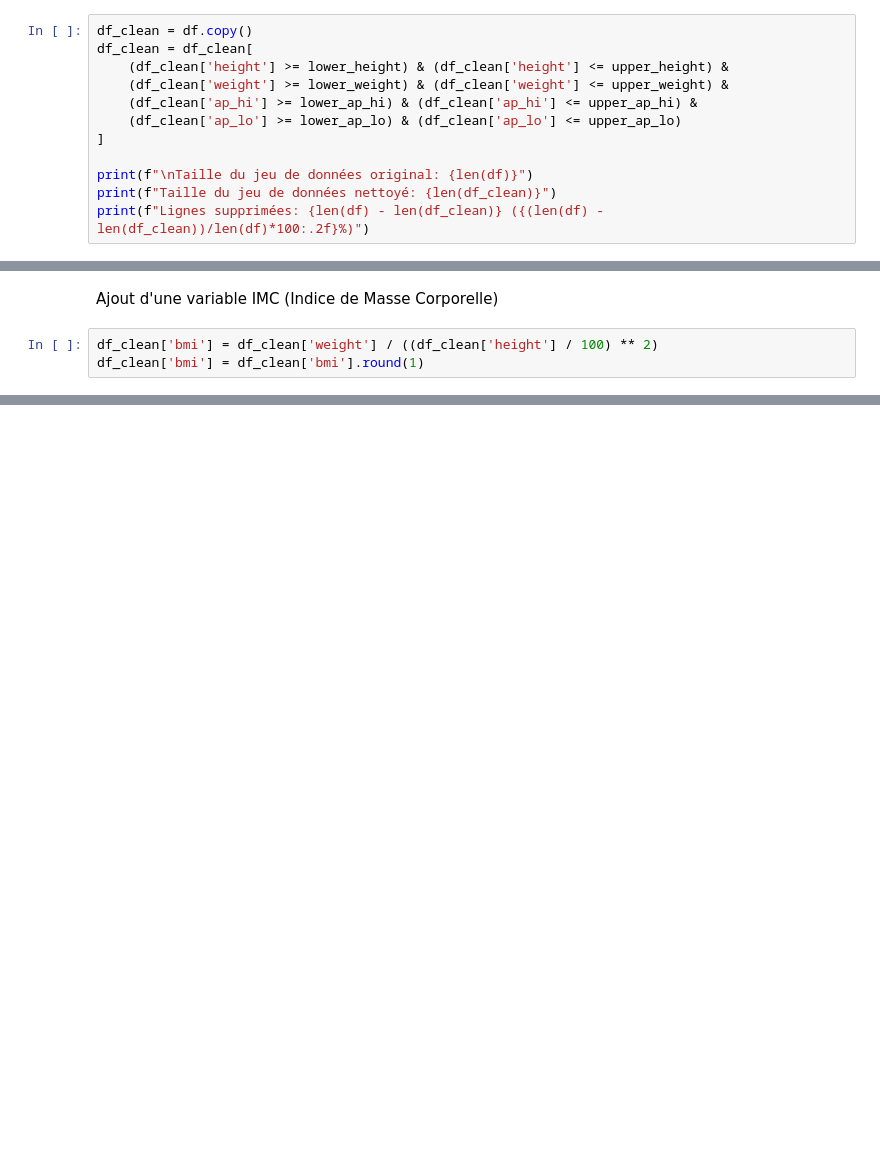
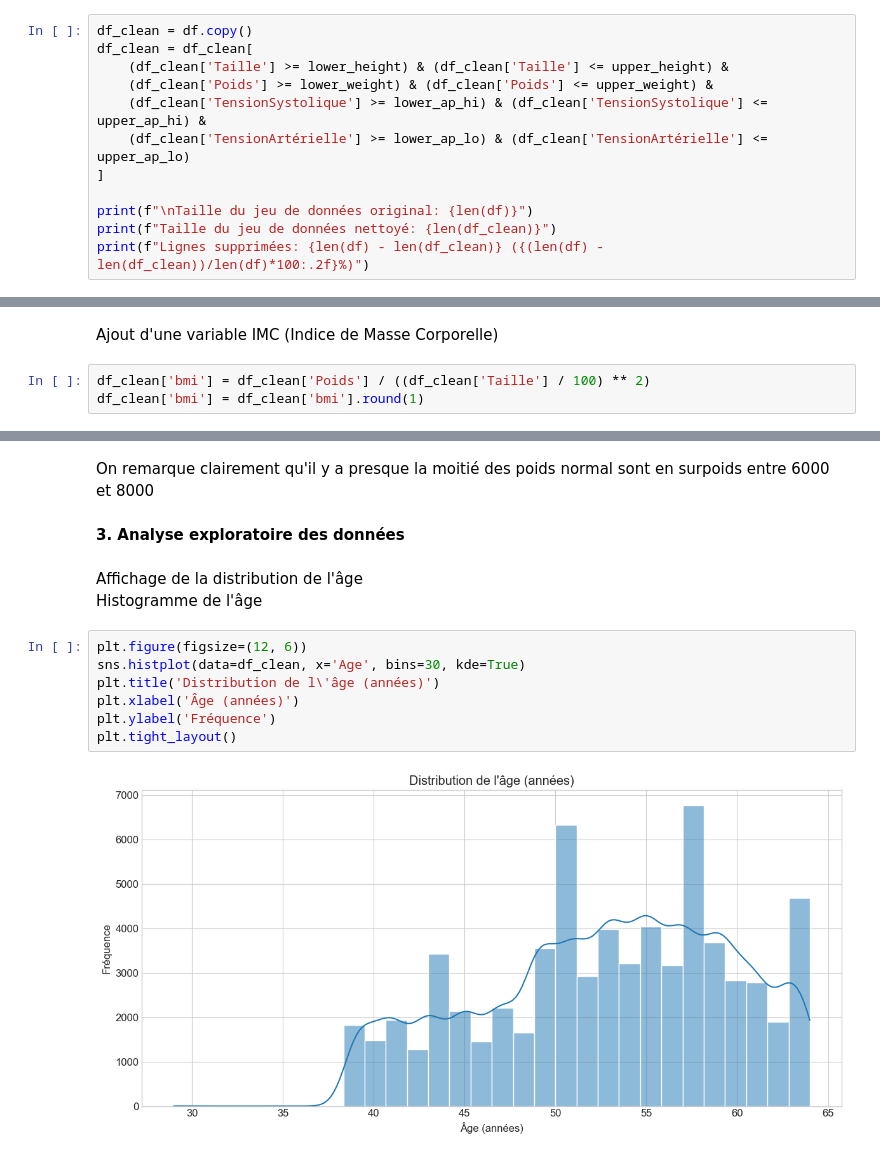
Before and after one commit to ines-lorquet/cardio-vasc-risks, a Jupyter notebook: Cardio_Data.ipynb, the cells around one changed output, grey strips where cells are left out. Drawn from its saved outputs; the diff is of its cells as text; blank space fills up the shorter version.

```diff
--- a/Cardio_Data.ipynb
+++ b/Cardio_Data.ipynb
@@ -175,10 +228,10 @@ Nombre de valeurs aberrantes: 1457 (2.08%)
 # %%
 df_clean = df.copy()
 df_clean = df_clean[
-    (df_clean['height'] >= lower_height) & (df_clean['height'] <= upper_height) &
-    (df_clean['weight'] >= lower_weight) & (df_clean['weight'] <= upper_weight) &
-    (df_clean['ap_hi'] >= lower_ap_hi) & (df_clean['ap_hi'] <= upper_ap_hi) &
-    (df_clean['ap_lo'] >= lower_ap_lo) & (df_clean['ap_lo'] <= upper_ap_lo)
+    (df_clean['Taille'] >= lower_height) & (df_clean['Taille'] <= upper_height) &
+    (df_clean['Poids'] >= lower_weight) & (df_clean['Poids'] <= upper_weight) &
+    (df_clean['TensionSystolique'] >= lower_ap_hi) & (df_clean['TensionSystolique'] <= upper_ap_hi) &
+    (df_clean['TensionArtérielle'] >= lower_ap_lo) & (df_clean['TensionArtérielle'] <= upper_ap_lo)
 ]
 
 print(f"\nTaille du jeu de données original: {len(df)}")
@@ -191,5 +244,5 @@ Lignes supprimées: 2730 (3.90%)
 # %% [markdown]
 Ajout d'une variable IMC (Indice de Masse Corporelle)
 # %%
-df_clean['bmi'] = df_clean['weight'] / ((df_clean['height'] / 100) ** 2)
+df_clean['bmi'] = df_clean['Poids'] / ((df_clean['Taille'] / 100) ** 2)
 df_clean['bmi'] = df_clean['bmi'].round(1)
@@ -385,0 +266,16 @@ Conclusion de l'analyse:
+# %% [markdown]
+On remarque clairement qu'il y a presque la moitié des poids normal sont en surpoids entre 6000 et 8000
+# %% [markdown]
+**3. Analyse exploratoire des données**
+# %% [markdown]
+Affichage de la distribution de l'âge \
+Histogramme de l'âge
+# %%
+plt.figure(figsize=(12, 6))
+sns.histplot(data=df_clean, x='Age', bins=30, kde=True)
+plt.title('Distribution de l\'âge (années)')
+plt.xlabel('Âge (années)')
+plt.ylabel('Fréquence')
+plt.tight_layout()
+# %% [output]
+[figure, added]
```
Also changed, not shown: parts of 46 cells of this notebook, 1 other file.
